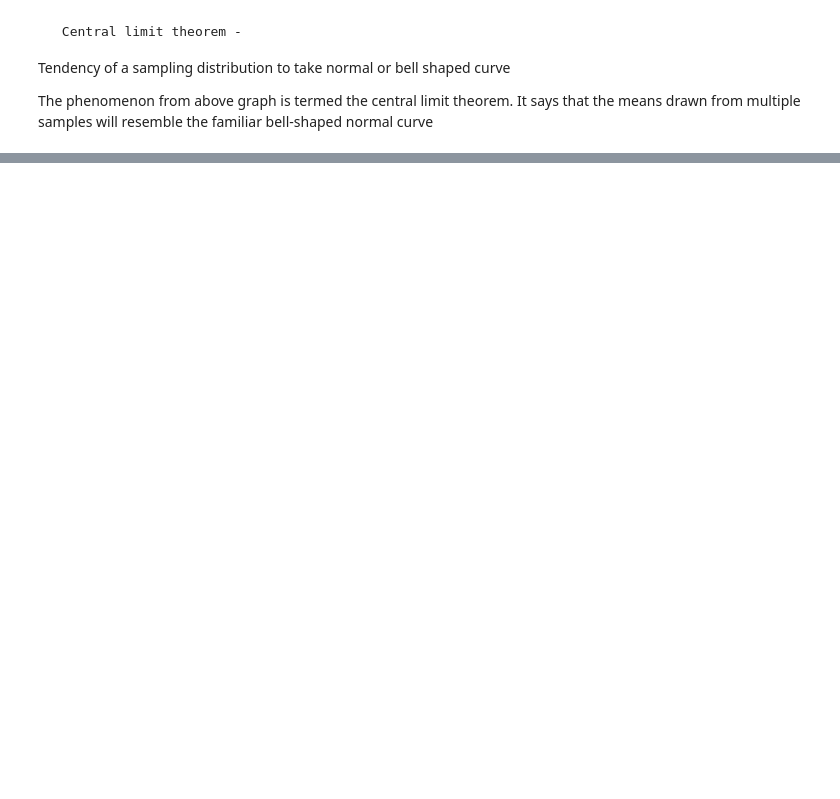
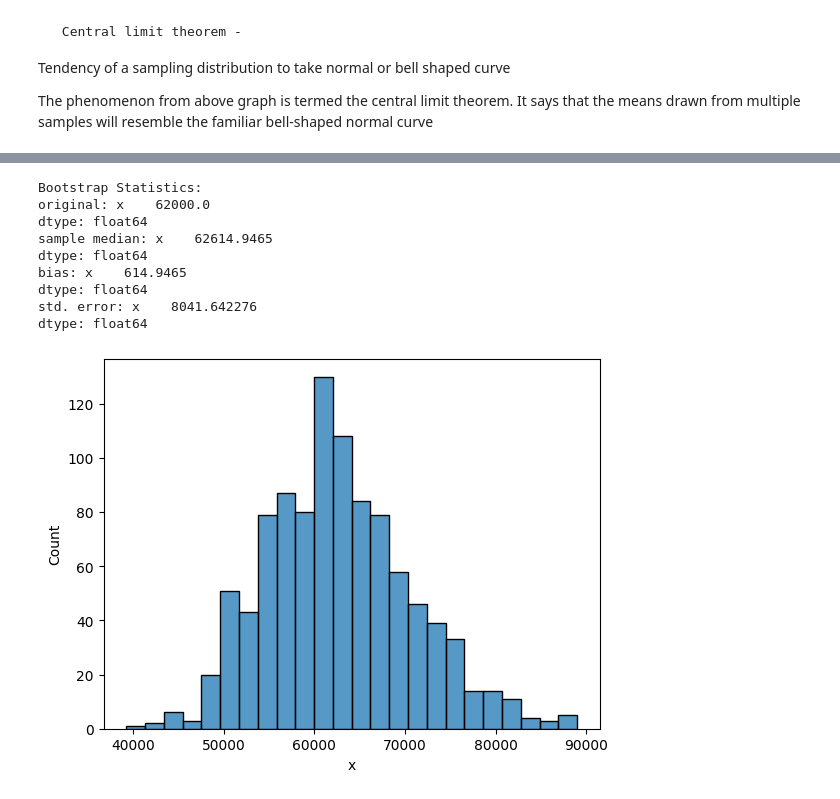
Before and after one commit to Anish-7/practical_statistics_notes, a Jupyter notebook: notes/chap2.ipynb, the cells around one changed output, grey strips where cells are left out. Cells and saved outputs as stored; diff of their text form; code cells hidden in the pictures; blank space fills up the shorter version.

Commit message:
Bootstrap(sample with replacement)

```diff
--- a/notes/chap2.ipynb
+++ b/notes/chap2.ipynb
@@ -101,0 +95,26 @@ standard error =s/root(n)
+# %%
+from  sklearn import utils
+result =[]
+for R in range(1000):
+    sample =utils.resample(loans_income,n_samples=20) #resample is sample with replacment
+    result.append(sample.median()) # store the median of each sample taken into array
+result=pd.DataFrame(result)
+# print(result)
+sns.histplot(result.x)
+
+print('Bootstrap Statistics:')
+print(f'original: {loans_income.median()}')
+print(f'sample median: {result.mean()}')
+print(f'bias: {result.mean() - loans_income.median()}')
+print(f'standard error of 100 samples of 20 values taken from population: {result.std()}')
+# %% [output]
+Bootstrap Statistics:
+original: x    62000.0
+dtype: float64
+sample median: x    62614.9465
+dtype: float64
+bias: x    614.9465
+dtype: float64
+std. error: x    8041.642276
+dtype: float64
+[figure, added]
```
Also changed, not shown: parts of 4 cells of this notebook.
